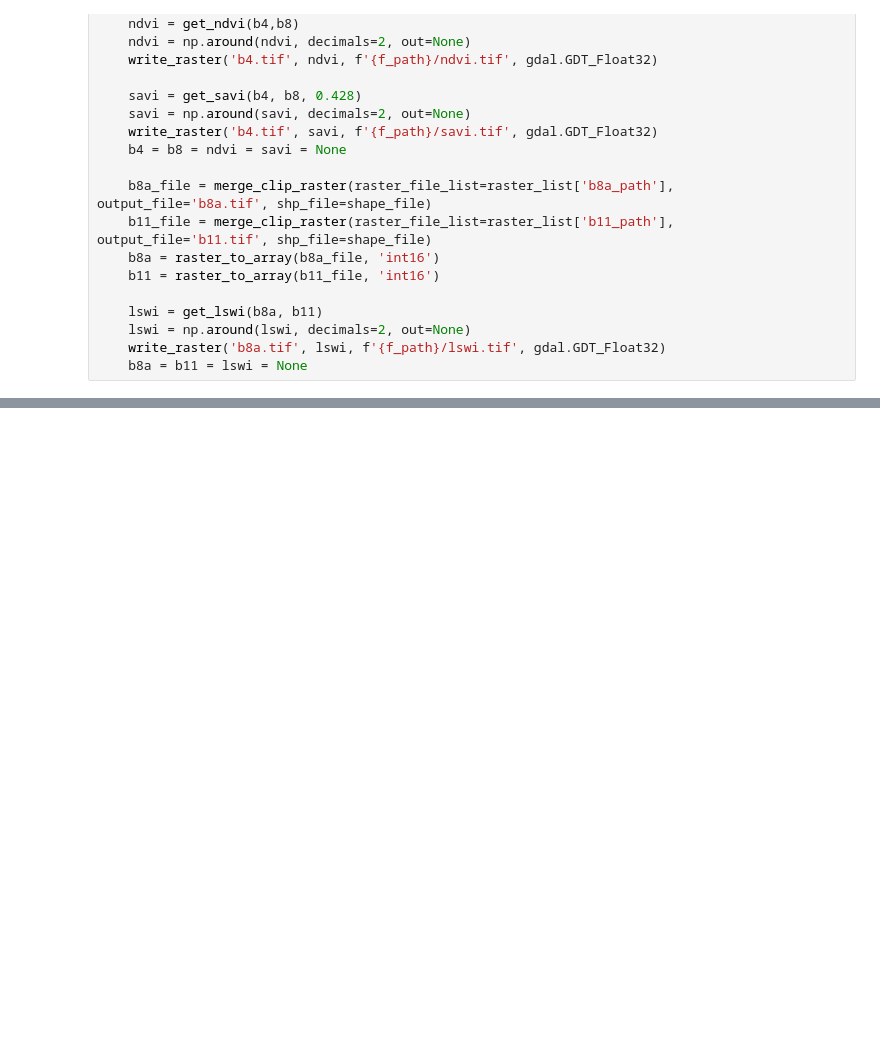
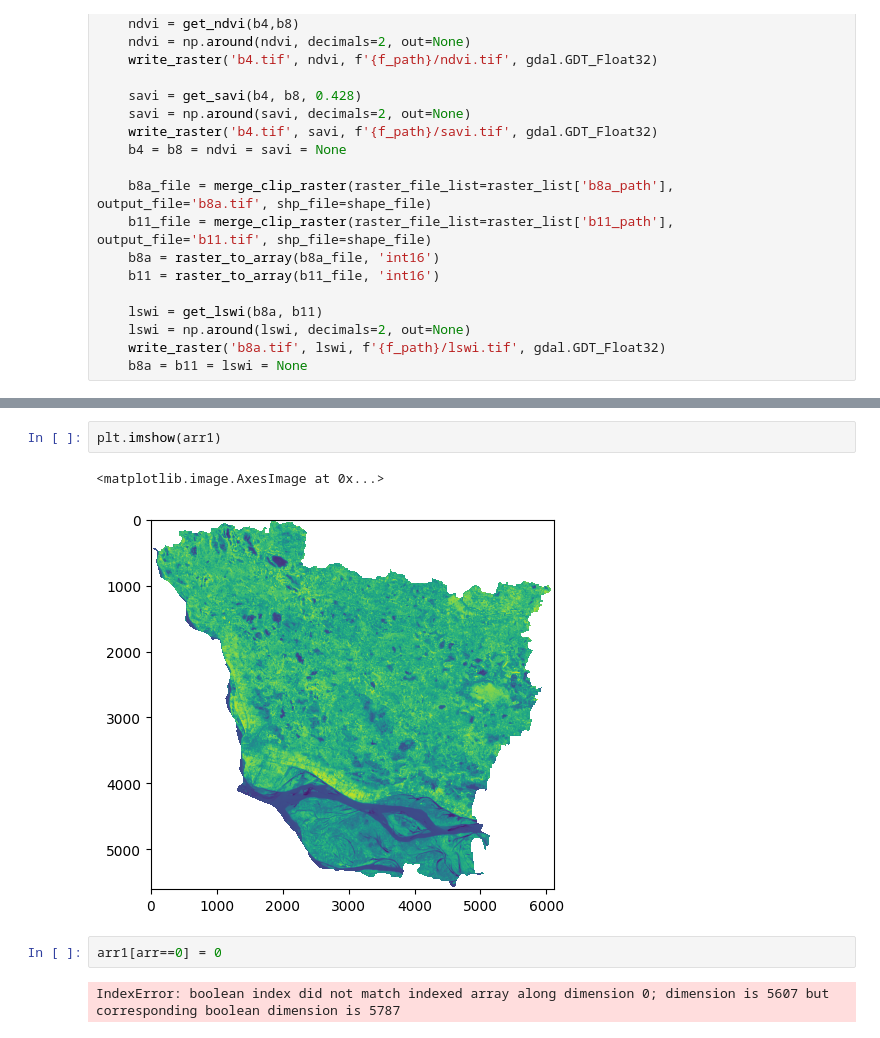
Before and after one commit to sumit-maan/crop-health-monitor, a Jupyter notebook: test.ipynb, the cells around one changed output, grey strips where cells are left out. Saved outputs shown, nothing was run; the diff lists cells and outputs as text; blank space fills up the shorter version.

```diff
--- a/test.ipynb
+++ b/test.ipynb
@@ -77,0 +127,9 @@ Indices are Generated at 2021-11-03
+# %%
+plt.imshow(arr1)
+# %% [output]
+<matplotlib.image.AxesImage at 0x...>
+[figure, added]
+# %%
+arr1[arr==0] = 0
+# %% [output]
+IndexError: boolean index did not match indexed array along dimension 0; dimension is 5607 but corresponding boolean dimension is 5787
```
Also changed, not shown: parts of 9 cells of this notebook.
